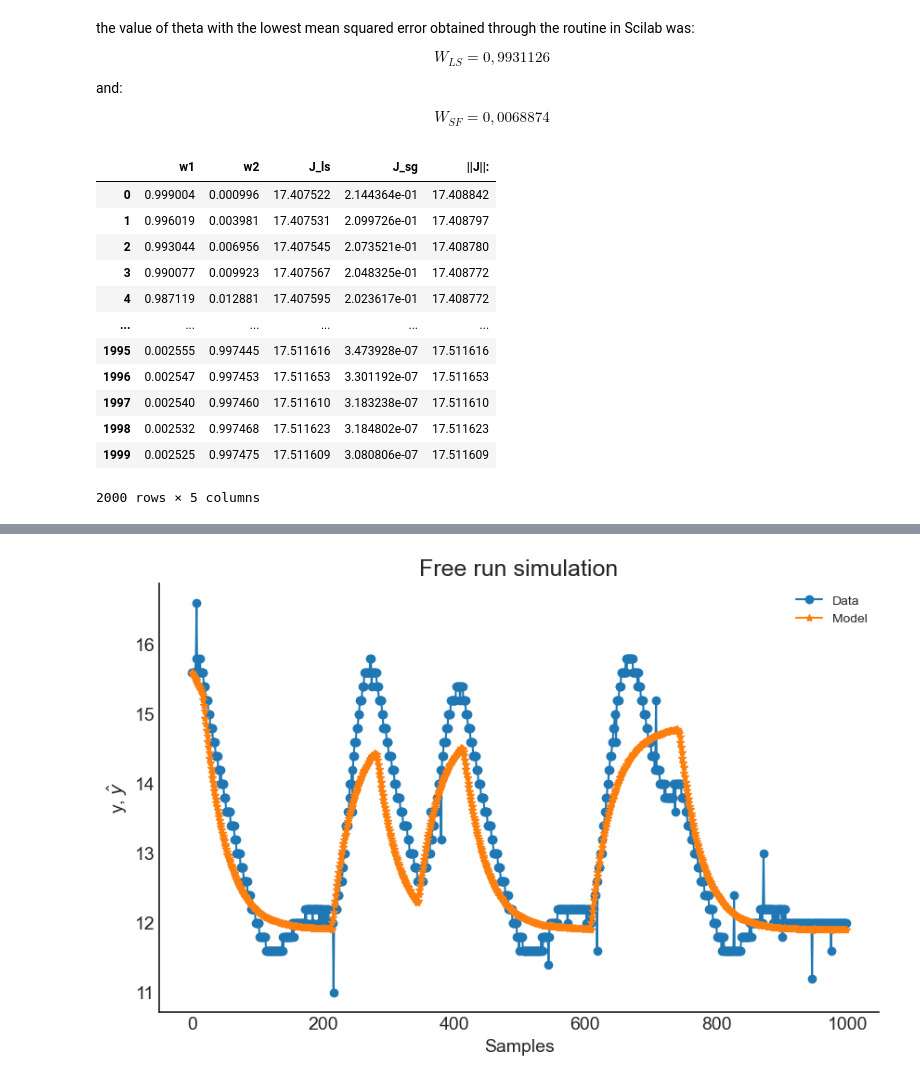
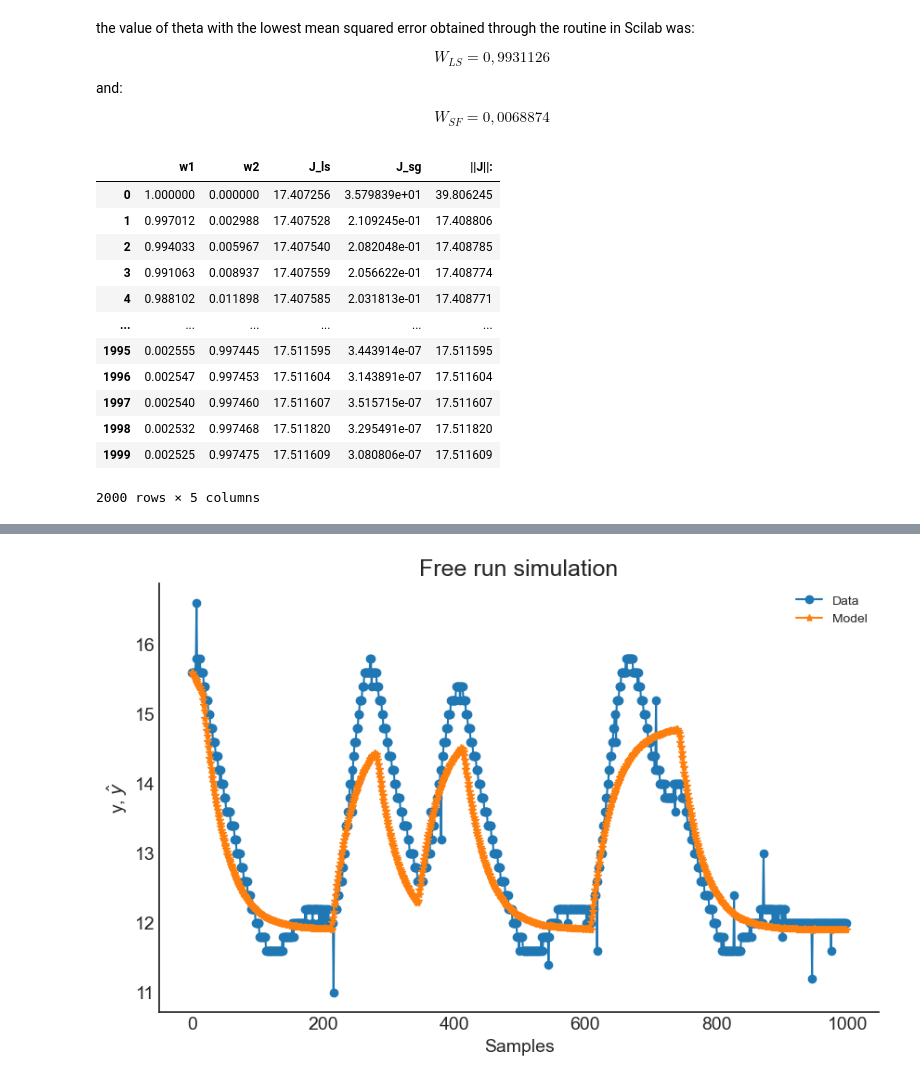
Before and after one commit to GabrielBuenoLeandro/Multiobjetive, a Jupyter notebook: conversor_buck.ipynb, the cells around one changed output, grey strips where cells are left out. Drawn from its saved outputs; the diff is of its cells as text; code cells hidden in the pictures.

```diff
--- a/conversor_buck.ipynb
+++ b/conversor_buck.ipynb
@@ -844,31 +853,31 @@ W_{SF} = 0,0068874
 $$
 # %%
 W = np.zeros((2, 2000))
-W[0, :] = np.logspace(-1e-3, -6, num=2000, base=2.71)
+W[0, :] = np.logspace(0, -6, num=2000, base=2.71)
 W[1, :] = np.ones(2000) - W[0, :]
 # W = np.array([[0.9931126],
               #[0.0068874]])
 J, w, E, Theta, HR, QR, position = mult4.affine_information_least_squares(y_train=y_train[2:],
                                                                          gain=gain,y_static=Yo,
                                                                          x_static=Uo, psi=PSI, W=W)
 result = {'w1': w[0,:],
           'w2': w[1,:],
           'J_ls': J[0,:],
           'J_sg': J[1,:],
           '||J||:': E}
 pd.DataFrame(result)
 # %% [output]
 |  | w1 | w2 | J_ls | J_sg | ||J||: |
-| 0 | 0.999004 | 0.000996 | 17.407522 | 2.144364e-01 | 17.408842 |
-| 1 | 0.996019 | 0.003981 | 17.407531 | 2.099726e-01 | 17.408797 |
-| 2 | 0.993044 | 0.006956 | 17.407545 | 2.073521e-01 | 17.408780 |
-| 3 | 0.990077 | 0.009923 | 17.407567 | 2.048325e-01 | 17.408772 |
-| 4 | 0.987119 | 0.012881 | 17.407595 | 2.023617e-01 | 17.408772 |
+| 0 | 1.000000 | 0.000000 | 17.407256 | 3.579839e+01 | 39.806245 |
+| 1 | 0.997012 | 0.002988 | 17.407528 | 2.109245e-01 | 17.408806 |
+| 2 | 0.994033 | 0.005967 | 17.407540 | 2.082048e-01 | 17.408785 |
+| 3 | 0.991063 | 0.008937 | 17.407559 | 2.056622e-01 | 17.408774 |
+| 4 | 0.988102 | 0.011898 | 17.407585 | 2.031813e-01 | 17.408771 |
 | ... | ... | ... | ... | ... | ... |
-| 1995 | 0.002555 | 0.997445 | 17.511616 | 3.473928e-07 | 17.511616 |
-| 1996 | 0.002547 | 0.997453 | 17.511653 | 3.301192e-07 | 17.511653 |
-| 1997 | 0.002540 | 0.997460 | 17.511610 | 3.183238e-07 | 17.511610 |
-| 1998 | 0.002532 | 0.997468 | 17.511623 | 3.184802e-07 | 17.511623 |
+| 1995 | 0.002555 | 0.997445 | 17.511595 | 3.443914e-07 | 17.511595 |
+| 1996 | 0.002547 | 0.997453 | 17.511604 | 3.143891e-07 | 17.511604 |
+| 1997 | 0.002540 | 0.997460 | 17.511607 | 3.515715e-07 | 17.511607 |
+| 1998 | 0.002532 | 0.997468 | 17.511820 | 3.295491e-07 | 17.511820 |
 | 1999 | 0.002525 | 0.997475 | 17.511609 | 3.080806e-07 | 17.511609 |
 2000 rows × 5 columns
 # %%
```
Also changed, not shown: parts of 12 cells of this notebook, 1 other file.
